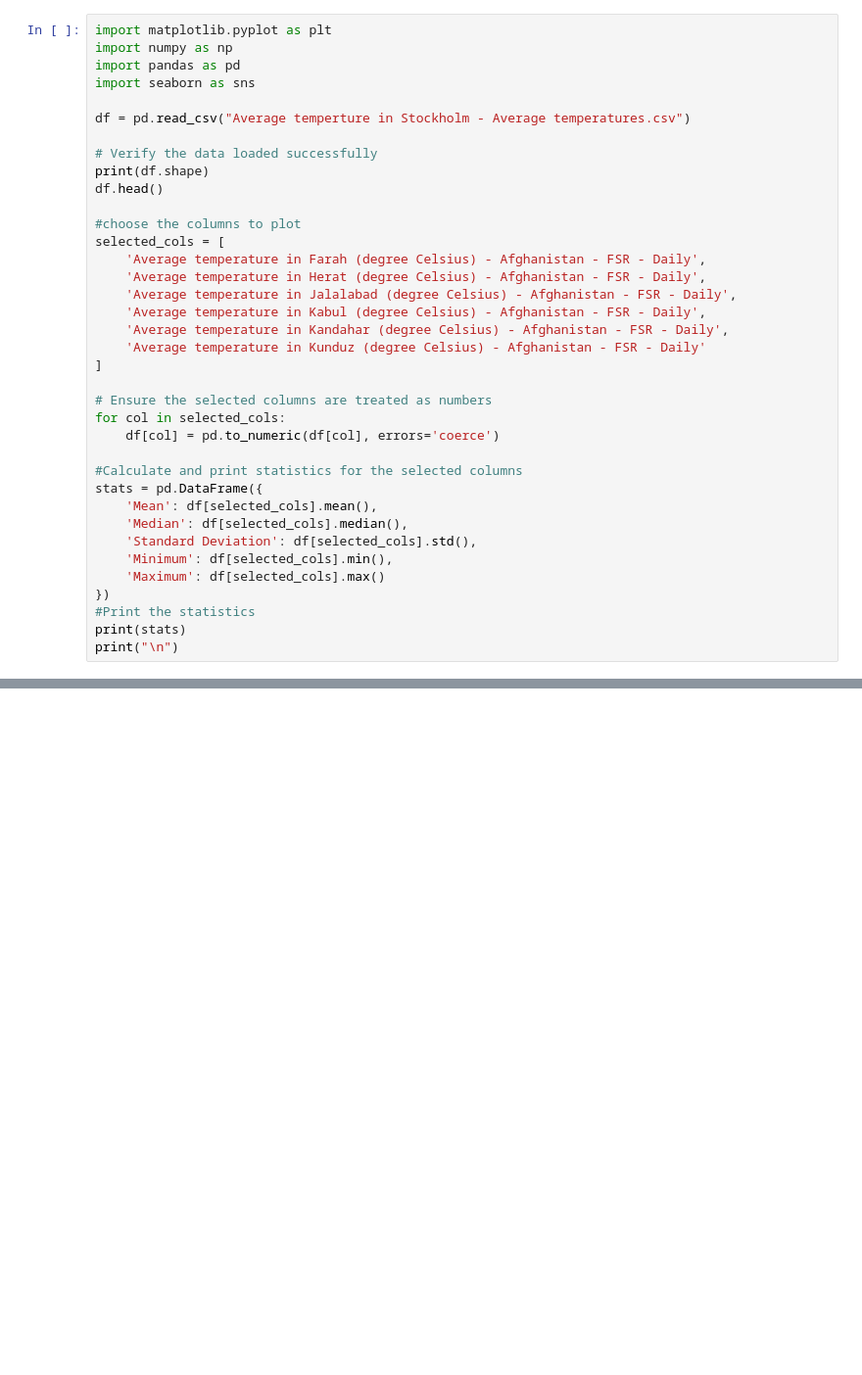
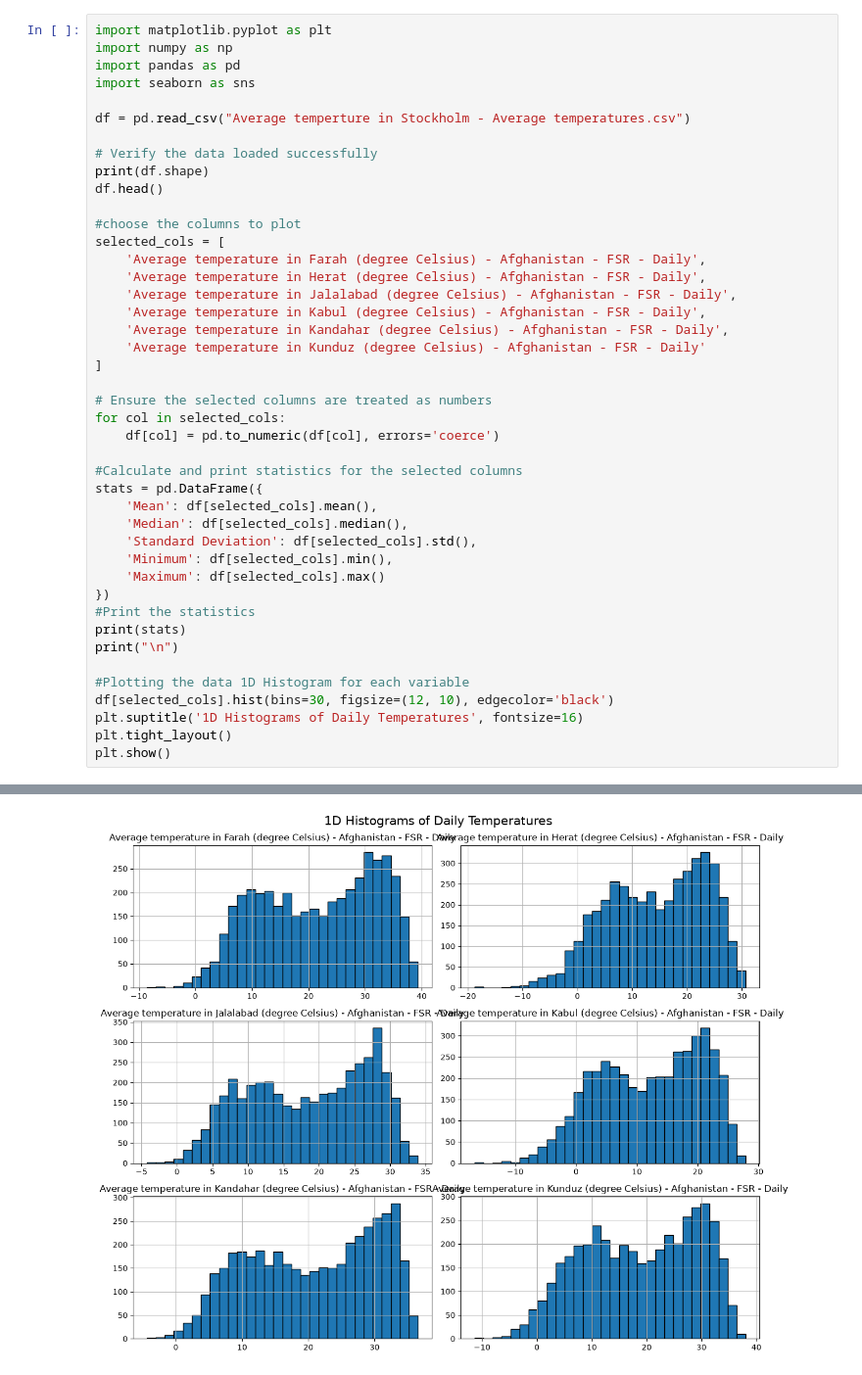
Before and after one commit to itz-wenddyy/Data-analysis, a Jupyter notebook: Homework_x.ipynb, the cells around one changed output, grey strips where cells are left out. Shown at 98% size. Saved outputs shown, nothing was run; the diff lists cells and outputs as text; blank space fills up the shorter version.

Commit message:
Complete 1D histograms

```diff
--- a/Homework_x.ipynb
+++ b/Homework_x.ipynb
@@ -26,30 +26,37 @@ for col in selected_cols:
 
 #Calculate and print statistics for the selected columns
 stats = pd.DataFrame({
     'Mean': df[selected_cols].mean(),
     'Median': df[selected_cols].median(),
     'Standard Deviation': df[selected_cols].std(),
     'Minimum': df[selected_cols].min(),
     'Maximum': df[selected_cols].max()
 })
 #Print the statistics
 print(stats)
 print("\n")
+
+#Plotting the data 1D Histogram for each variable
+df[selected_cols].hist(bins=30, figsize=(12, 10), edgecolor='black')
+plt.suptitle('1D Histograms of Daily Temperatures', fontsize=16)
+plt.tight_layout()
+plt.show()
 # %% [output]
 (4303, 1891)
                                                          Mean  Median  \
 Average temperature in Farah (degree Celsius) -...  21.652165   22.61
 Average temperature in Herat (degree Celsius) -...  14.333777   15.19
 Average temperature in Jalalabad (degree Celsiu...  18.466767   19.32
 Average temperature in Kabul (degree Celsius) -...  12.112802   12.96
 Average temperature in Kandahar (degree Celsius...  20.663847   21.54
 Average temperature in Kunduz (degree Celsius) ...  18.777251   19.33
 
                                                     Standard Deviation  \
 Average temperature in Farah (degree Celsius) -...           10.272309
 Average temperature in Herat (degree Celsius) -...            8.923834
 ... (8 lines left out)
 Average temperature in Jalalabad (degree Celsiu...    -4.27    33.96
 Average temperature in Kabul (degree Celsius) -...   -16.72    27.92
 Average temperature in Kandahar (degree Celsius...    -4.40    36.57
 Average temperature in Kunduz (degree Celsius) ...   -11.39    38.07
+[figure, added]
```
